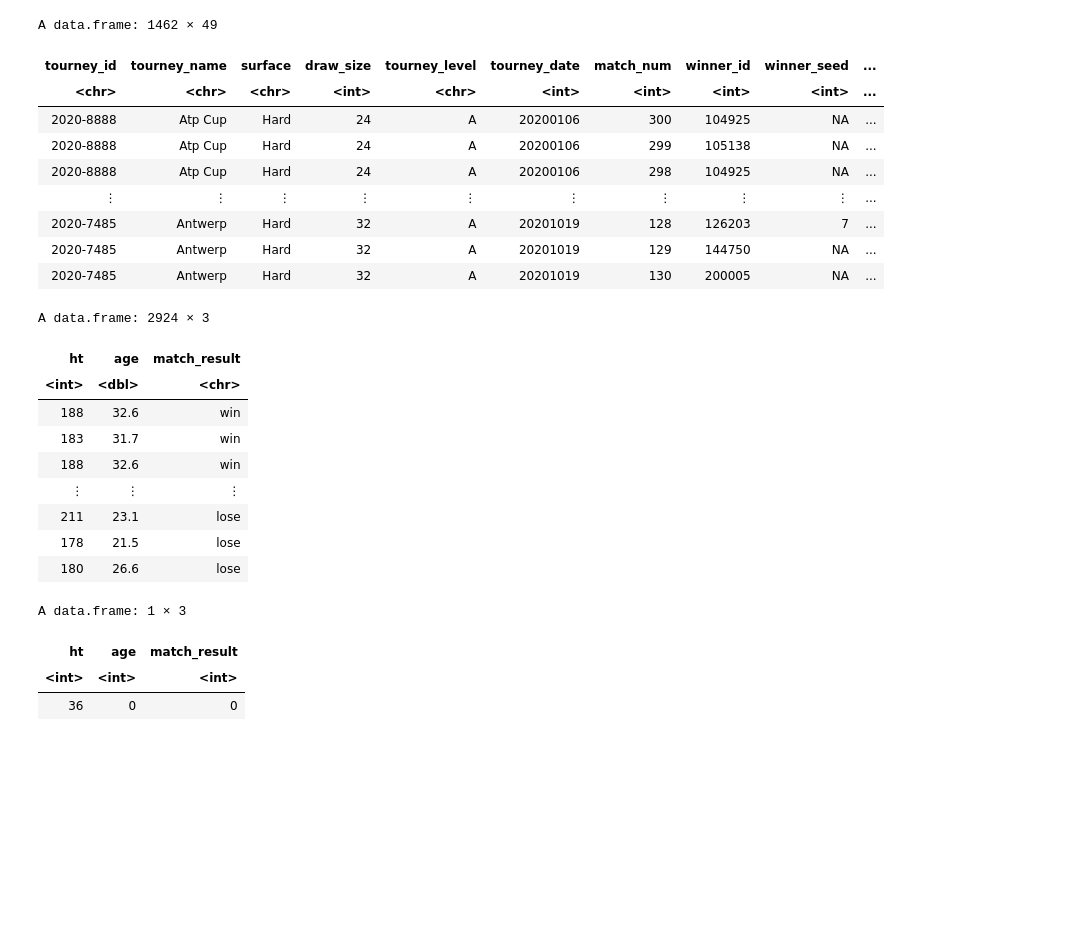
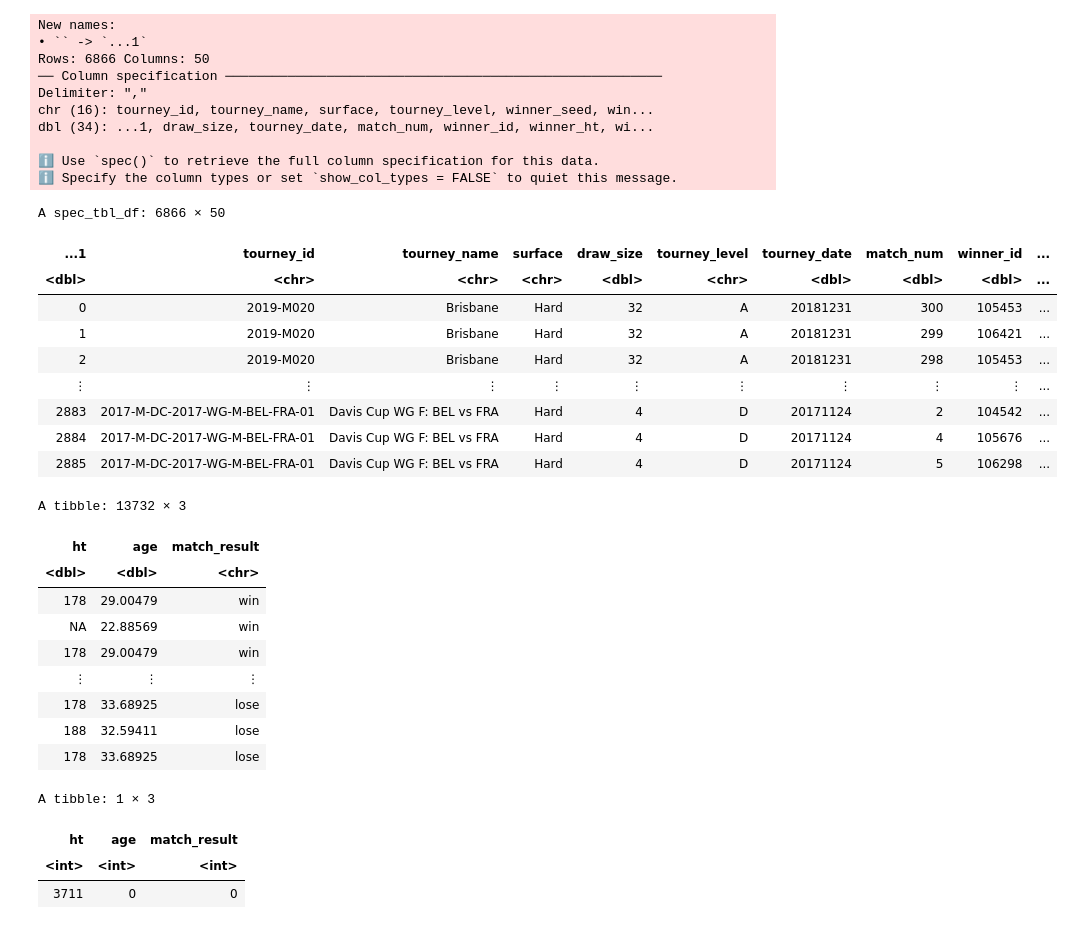
Before and after one commit to bearmohawk/DSCI-100-2022_autumn-Group-37, a Jupyter notebook: Project proposal Group 37.ipynb, the cells around one changed output. Cells and saved outputs as stored; diff of their text form; code cells hidden in the pictures; blank space fills up the shorter version.

```diff
--- a/Project proposal Group 37.ipynb
+++ b/Project proposal Group 37.ipynb
@@ -47,20 +41,28 @@ The following object is masked from ‘package:tidyr’:
 # %%
 #reading the dataset into Jupyter
-x <- getURL("https://raw.githubusercontent.com/JeffSackmann/tennis_atp/master/atp_matches_2020.csv")
-
-match_data <- read.csv(text = x)
+match_data <- read_csv("data/atp2017-2019.csv")
 match_data
 # %% [output]
-A data.frame: 1462 × 49
+New names:
+• `` -> `...1`
+Rows: 6866 Columns: 50
+── Column specification ────────────────────────────────────────────────────────
+Delimiter: ","
+chr (16): tourney_id, tourney_name, surface, tourney_level, winner_seed, win...
+dbl (34): ...1, draw_size, tourney_date, match_num, winner_id, winner_ht, wi...
+
+ℹ Use `spec()` to retrieve the full column specification for this data.
+ℹ Specify the column types or set `show_col_types = FALSE` to quiet this message.
+A spec_tbl_df: 6866 × 50
-| tourney_id | tourney_name | surface | draw_size | tourney_level | tourney_date | match_num | winner_id | winner_seed | ... |
-| <chr> | <chr> | <chr> | <int> | <chr> | <int> | <int> | <int> | <int> | ... |
-| 2020-8888 | Atp Cup | Hard | 24 | A | 20200106 | 300 | 104925 | NA | ... |
-| 2020-8888 | Atp Cup | Hard | 24 | A | 20200106 | 299 | 105138 | NA | ... |
-| 2020-8888 | Atp Cup | Hard | 24 | A | 20200106 | 298 | 104925 | NA | ... |
+| ...1 | tourney_id | tourney_name | surface | draw_size | tourney_level | tourney_date | match_num | winner_id | ... |
+| <dbl> | <chr> | <chr> | <chr> | <dbl> | <chr> | <dbl> | <dbl> | <dbl> | ... |
+| 0 | 2019-M020 | Brisbane | Hard | 32 | A | 20181231 | 300 | 105453 | ... |
+| 1 | 2019-M020 | Brisbane | Hard | 32 | A | 20181231 | 299 | 106421 | ... |
+| 2 | 2019-M020 | Brisbane | Hard | 32 | A | 20181231 | 298 | 105453 | ... |
 | ⋮ | ⋮ | ⋮ | ⋮ | ⋮ | ⋮ | ⋮ | ⋮ | ⋮ | ... |
-| 2020-7485 | Antwerp | Hard | 32 | A | 20201019 | 128 | 126203 | 7 | ... |
-| 2020-7485 | Antwerp | Hard | 32 | A | 20201019 | 129 | 144750 | NA | ... |
-| 2020-7485 | Antwerp | Hard | 32 | A | 20201019 | 130 | 200005 | NA | ... |
+| 2883 | 2017-M-DC-2017-WG-M-BEL-FRA-01 | Davis Cup WG F: BEL vs FRA | Hard | 4 | D | 20171124 | 2 | 104542 | ... |
+| 2884 | 2017-M-DC-2017-WG-M-BEL-FRA-01 | Davis Cup WG F: BEL vs FRA | Hard | 4 | D | 20171124 | 4 | 105676 | ... |
+| 2885 | 2017-M-DC-2017-WG-M-BEL-FRA-01 | Davis Cup WG F: BEL vs FRA | Hard | 4 | D | 20171124 | 5 | 106298 | ... |
 # %%
 #Split match_data into two tables based on whether a player won or lost their match
 #Add a variable indicating said win or loss
@@ -80,16 +82,16 @@ match_data_loser <- match_data |>
 match_data_tidy <- bind_rows(match_data_winner, match_data_loser)
 match_data_tidy
 # %% [output]
-A data.frame: 2924 × 3
+A tibble: 13732 × 3
 | ht | age | match_result |
-| <int> | <dbl> | <chr> |
-| 188 | 32.6 | win |
-| 183 | 31.7 | win |
-| 188 | 32.6 | win |
+| <dbl> | <dbl> | <chr> |
+| 178 | 29.00479 | win |
+| NA | 22.88569 | win |
+| 178 | 29.00479 | win |
 | ⋮ | ⋮ | ⋮ |
-| 211 | 23.1 | lose |
-| 178 | 21.5 | lose |
-| 180 | 26.6 | lose |
+| 178 | 33.68925 | lose |
+| 188 | 32.59411 | lose |
+| 178 | 33.68925 | lose |
 # %%
 #Seperating the Data into training and test sets
 match_split <- initial_split(match_data_tidy, prop = 0.75, strata = match_result)
@@ -101,10 +103,10 @@ num_na <- match_train |>
             summarize_all(~sum(is.na(.)))
 num_na
 # %% [output]
-A data.frame: 1 × 3
+A tibble: 1 × 3
 | ht | age | match_result |
 | <int> | <int> | <int> |
-| 36 | 0 | 0 |
+| 3711 | 0 | 0 |
 # %%
 #Histograms of the height and age variable distributions ONLY USING TRAINING DATA
 options(repr.plot.width = 13, repr.plot.height =8)
```
Also changed, not shown: parts of 5 cells of this notebook.
